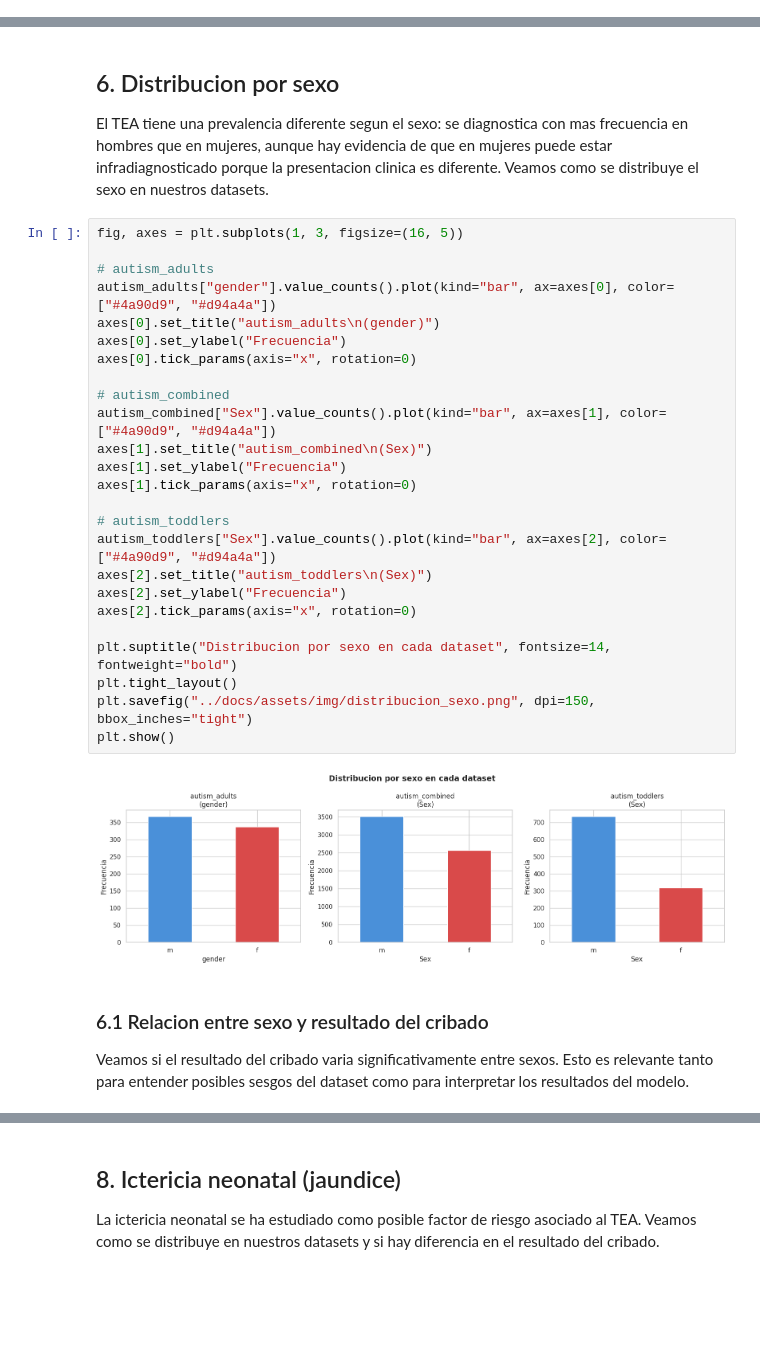
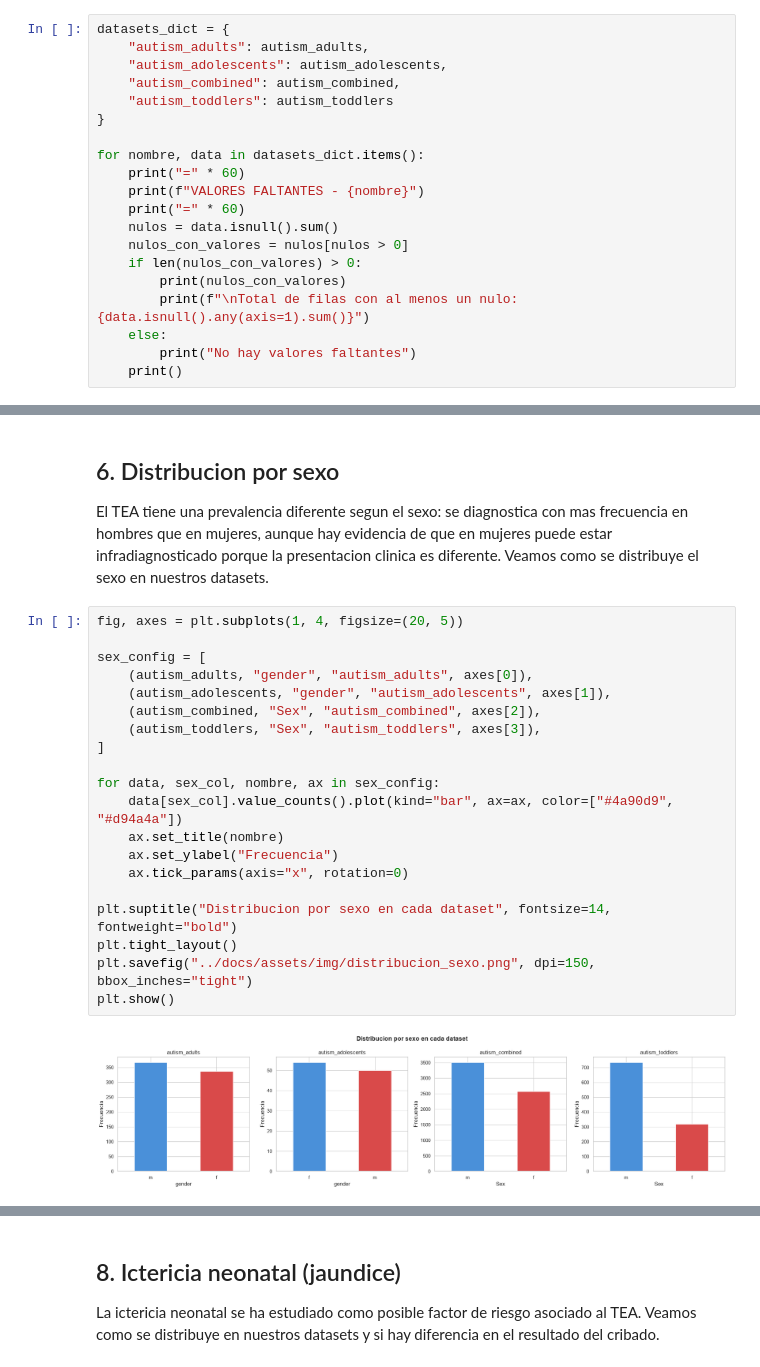
Before and after one commit to adrianaarang/tesTEA, a Jupyter notebook: notebooks/01_eda.ipynb, the cells around one changed output, grey strips where cells are left out. Cells and saved outputs as stored; diff of their text form; blank space fills up the shorter version.

Commit message:
modifico eda para añadir adolescentes

```diff
--- a/notebooks/01_eda.ipynb
+++ b/notebooks/01_eda.ipynb
@@ -244,0 +257,20 @@ No hay valores faltantes
+# %%
+datasets_dict = {
+    "autism_adults": autism_adults,
+    "autism_adolescents": autism_adolescents,
+    "autism_combined": autism_combined,
+    "autism_toddlers": autism_toddlers
+}
+
+for nombre, data in datasets_dict.items():
+    print("=" * 60)
+    print(f"VALORES FALTANTES - {nombre}")
+    print("=" * 60)
+    nulos = data.isnull().sum()
+    nulos_con_valores = nulos[nulos > 0]
+    if len(nulos_con_valores) > 0:
+        print(nulos_con_valores)
+        print(f"\nTotal de filas con al menos un nulo: {data.isnull().any(axis=1).sum()}")
+    else:
+        print("No hay valores faltantes")
+    print()
@@ -399,35 +451,24 @@ frecuencia en hombres que en mujeres, aunque hay evidencia de que en mujeres
 puede estar infradiagnosticado porque la presentacion clinica es diferente.
 Veamos como se distribuye el sexo en nuestros datasets.
 # %%
-fig, axes = plt.subplots(1, 3, figsize=(16, 5))
+fig, axes = plt.subplots(1, 4, figsize=(20, 5))
 
-# autism_adults
-autism_adults["gender"].value_counts().plot(kind="bar", ax=axes[0], color=["#4a90d9", "#d94a4a"])
-axes[0].set_title("autism_adults\n(gender)")
-axes[0].set_ylabel("Frecuencia")
-axes[0].tick_params(axis="x", rotation=0)
+sex_config = [
+    (autism_adults, "gender", "autism_adults", axes[0]),
+    (autism_adolescents, "gender", "autism_adolescents", axes[1]),
+    (autism_combined, "Sex", "autism_combined", axes[2]),
+    (autism_toddlers, "Sex", "autism_toddlers", axes[3]),
+]
 
-# autism_combined
-autism_combined["Sex"].value_counts().plot(kind="bar", ax=axes[1], color=["#4a90d9", "#d94a4a"])
-axes[1].set_title("autism_combined\n(Sex)")
-axes[1].set_ylabel("Frecuencia")
-axes[1].tick_params(axis="x", rotation=0)
-
-# autism_toddlers
-autism_toddlers["Sex"].value_counts().plot(kind="bar", ax=axes[2], color=["#4a90d9", "#d94a4a"])
-axes[2].set_title("autism_toddlers\n(Sex)")
-axes[2].set_ylabel("Frecuencia")
-axes[2].tick_params(axis="x", rotation=0)
+for data, sex_col, nombre, ax in sex_config:
+    data[sex_col].value_counts().plot(kind="bar", ax=ax, color=["#4a90d9", "#d94a4a"])
+    ax.set_title(nombre)
+    ax.set_ylabel("Frecuencia")
+    ax.tick_params(axis="x", rotation=0)
 
 plt.suptitle("Distribucion por sexo en cada dataset", fontsize=14, fontweight="bold")
 plt.tight_layout()
 plt.savefig("../docs/assets/img/distribucion_sexo.png", dpi=150, bbox_inches="tight")
 plt.show()
 # %% [output]
-[figure, old version]
+[figure, new version]
-# %% [markdown]
-### 6.1 Relacion entre sexo y resultado del cribado
-
-Veamos si el resultado del cribado varia significativamente entre sexos.
-Esto es relevante tanto para entender posibles sesgos del dataset como
-para interpretar los resultados del modelo.
```
Also changed, not shown: parts of 44 cells of this notebook, 8 other files.
